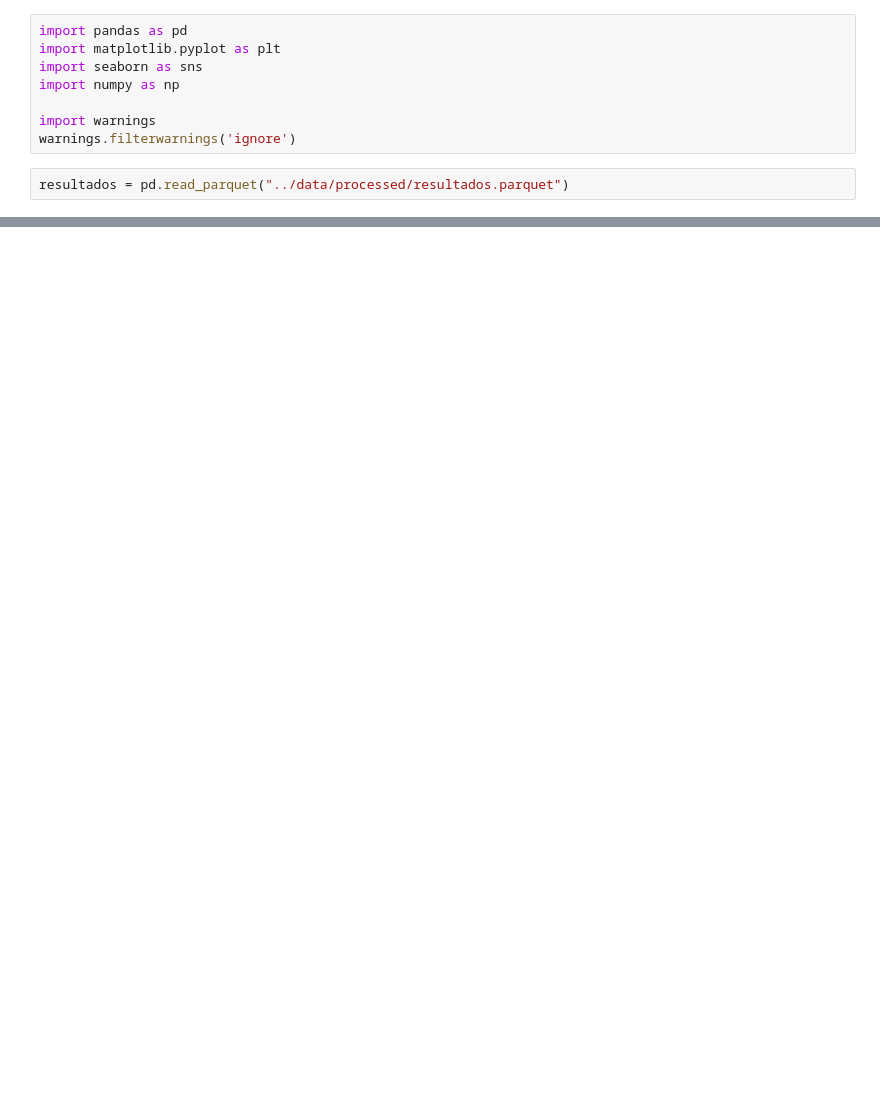
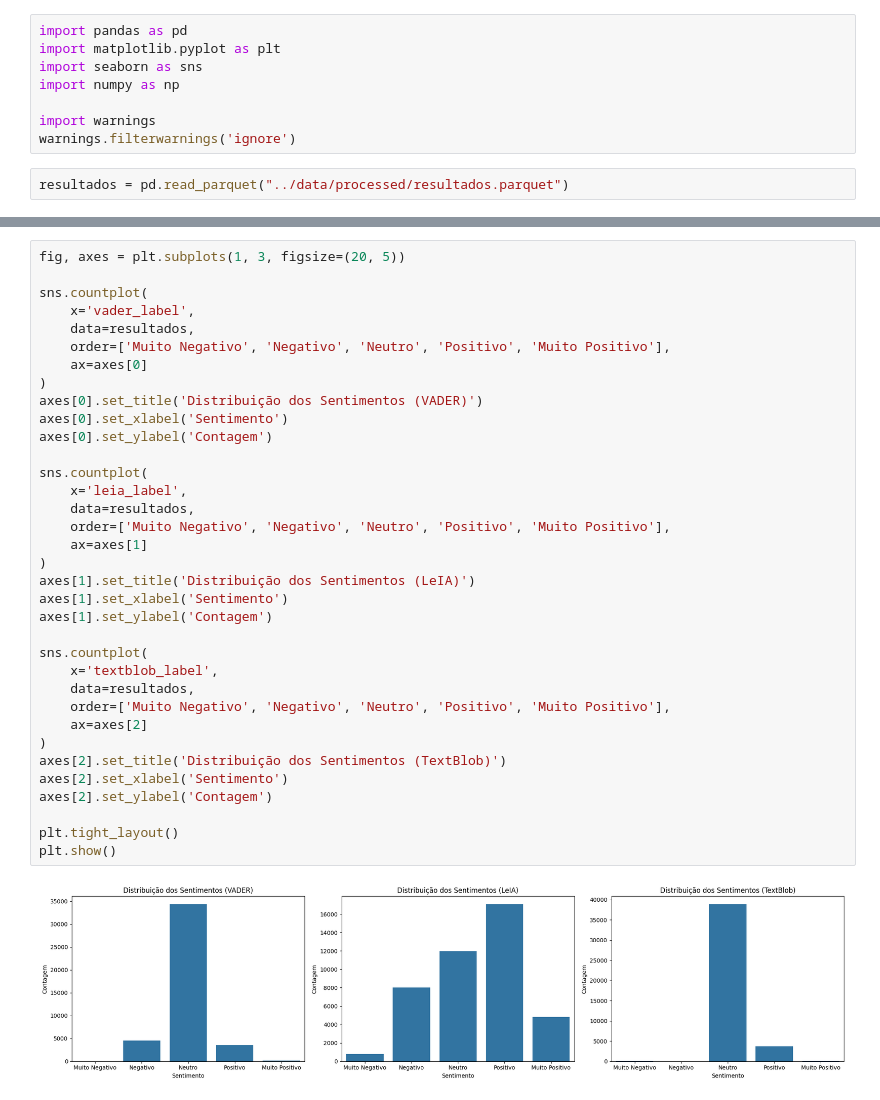
Before and after one commit to JuanMOLopes/projeto-integrador-interdiciplinar, a Jupyter notebook: notebooks/03_discussoes.ipynb, the cells around one changed output, grey strips where cells are left out. Cells and saved outputs as stored; diff of their text form; blank space fills up the shorter version.

```diff
--- a/notebooks/03_discussoes.ipynb
+++ b/notebooks/03_discussoes.ipynb
@@ -63,0 +37,37 @@ plt.show()
+# %%
+fig, axes = plt.subplots(1, 3, figsize=(20, 5))
+
+sns.countplot(
+    x='vader_label',
+    data=resultados,
+    order=['Muito Negativo', 'Negativo', 'Neutro', 'Positivo', 'Muito Positivo'],
+    ax=axes[0]
+)
+axes[0].set_title('Distribuição dos Sentimentos (VADER)')
+axes[0].set_xlabel('Sentimento')
+axes[0].set_ylabel('Contagem')
+
+sns.countplot(
+    x='leia_label',
+    data=resultados,
+    order=['Muito Negativo', 'Negativo', 'Neutro', 'Positivo', 'Muito Positivo'],
+    ax=axes[1]
+)
+axes[1].set_title('Distribuição dos Sentimentos (LeIA)')
+axes[1].set_xlabel('Sentimento')
+axes[1].set_ylabel('Contagem')
+
+sns.countplot(
+    x='textblob_label',
+    data=resultados,
+    order=['Muito Negativo', 'Negativo', 'Neutro', 'Positivo', 'Muito Positivo'],
+    ax=axes[2]
+)
+axes[2].set_title('Distribuição dos Sentimentos (TextBlob)')
+axes[2].set_xlabel('Sentimento')
+axes[2].set_ylabel('Contagem')
+
+plt.tight_layout()
+plt.show()
+# %% [output]
+[figure, added]
```
Also changed, not shown: parts of 14 cells of this notebook, 6 other files.
